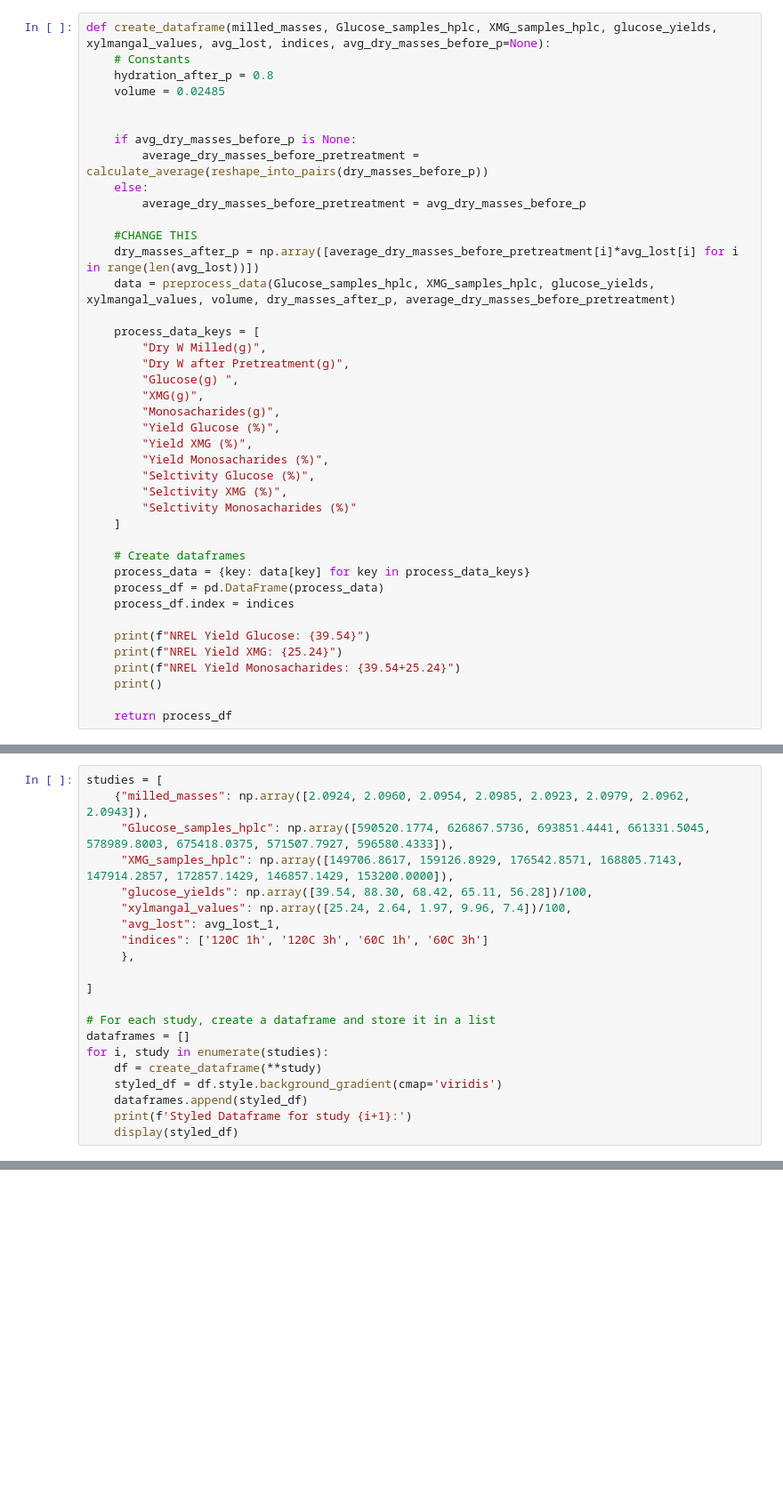
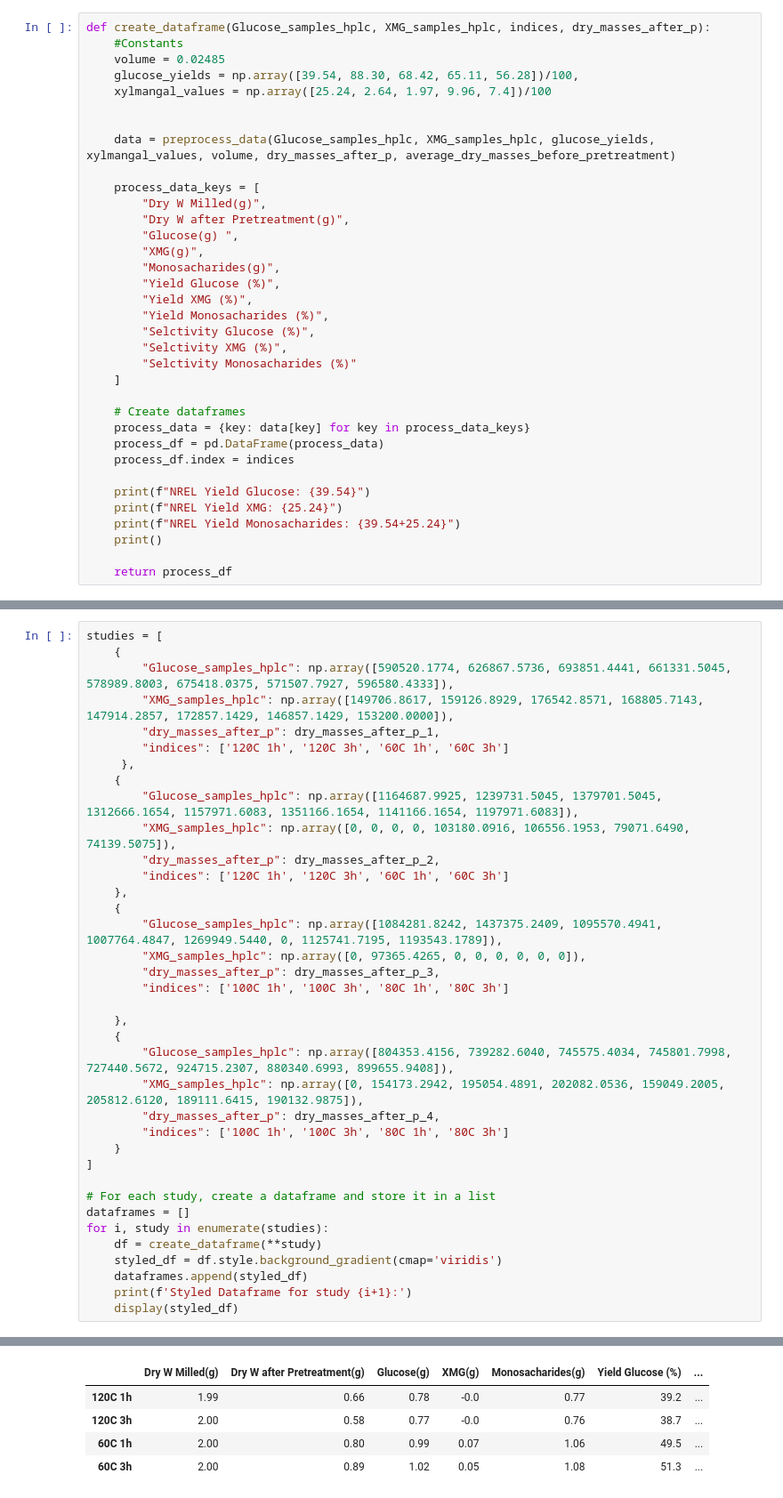
Before and after one commit to OlofssonFredrik/Pretreatment, a Jupyter notebook: calculations.ipynb, the cells around one changed output, grey strips where cells are left out. Shown: that part at 89% size. Saved outputs shown, nothing was run; the diff lists cells and outputs as text; blank space fills up the shorter version.

```diff
--- a/calculations.ipynb
+++ b/calculations.ipynb
@@ -187,19 +190,13 @@ dry_masses_after_p = np.array([a[0]*avg_lost_w_120c[0], a[1]*avg_lost_w_120c[2],
 
 #2% NaOH 80-100%
 # %%
-def create_dataframe(milled_masses, Glucose_samples_hplc, XMG_samples_hplc, glucose_yields, xylmangal_values, avg_lost, indices, avg_dry_masses_before_p=None):
-    # Constants
-    hydration_after_p = 0.8
+def create_dataframe(Glucose_samples_hplc, XMG_samples_hplc, indices, dry_masses_after_p):
+    #Constants
     volume = 0.02485
+    glucose_yields = np.array([39.54, 88.30, 68.42, 65.11, 56.28])/100,
+    xylmangal_values = np.array([25.24, 2.64, 1.97, 9.96, 7.4])/100
 
 
-    if avg_dry_masses_before_p is None:
-        average_dry_masses_before_pretreatment = calculate_average(reshape_into_pairs(dry_masses_before_p))
-    else:
-        average_dry_masses_before_pretreatment = avg_dry_masses_before_p
-
-    #CHANGE THIS
-    dry_masses_after_p = np.array([average_dry_masses_before_pretreatment[i]*avg_lost[i] for i in range(len(avg_lost))])
     data = preprocess_data(Glucose_samples_hplc, XMG_samples_hplc, glucose_yields, xylmangal_values, volume, dry_masses_after_p, average_dry_masses_before_pretreatment)
 
     process_data_keys = [
@@ -235,14 +262,30 @@ avg_lost_1 = np.array([a_1[0]*avg_lost_w_120c[0], a_1[1]*avg_lost_w_120c[2], a_1
 # %%
 studies = [
-    {"milled_masses": np.array([2.0924, 2.0960, 2.0954, 2.0985, 2.0923, 2.0979, 2.0962, 2.0943]),
-     "Glucose_samples_hplc": np.array([590520.1774, 626867.5736, 693851.4441, 661331.5045, 578989.8003, 675418.0375, 571507.7927, 596580.4333]),
-     "XMG_samples_hplc": np.array([149706.8617, 159126.8929, 176542.8571, 168805.7143, 147914.2857, 172857.1429, 146857.1429, 153200.0000]),
-     "glucose_yields": np.array([39.54, 88.30, 68.42, 65.11, 56.28])/100,
-     "xylmangal_values": np.array([25.24, 2.64, 1.97, 9.96, 7.4])/100,
-     "avg_lost": avg_lost_1,
-     "indices": ['120C 1h', '120C 3h', '60C 1h', '60C 3h']
+    {
+        "Glucose_samples_hplc": np.array([590520.1774, 626867.5736, 693851.4441, 661331.5045, 578989.8003, 675418.0375, 571507.7927, 596580.4333]),
+        "XMG_samples_hplc": np.array([149706.8617, 159126.8929, 176542.8571, 168805.7143, 147914.2857, 172857.1429, 146857.1429, 153200.0000]),
+        "dry_masses_after_p": dry_masses_after_p_1,
+        "indices": ['120C 1h', '120C 3h', '60C 1h', '60C 3h']
      },
+    {
+        "Glucose_samples_hplc": np.array([1164687.9925, 1239731.5045, 1379701.5045, 1312666.1654, 1157971.6083, 1351166.1654, 1141166.1654, 1197971.6083]),
+        "XMG_samples_hplc": np.array([0, 0, 0, 0, 103180.0916, 106556.1953, 79071.6490, 74139.5075]),
+        "dry_masses_after_p": dry_masses_after_p_2,
+        "indices": ['120C 1h', '120C 3h', '60C 1h', '60C 3h']
+    },
+    {
+        "Glucose_samples_hplc": np.array([1084281.8242, 1437375.2409, 1095570.4941, 1007764.4847, 1269949.5440, 0, 1125741.7195, 1193543.1789]),
+        "XMG_samples_hplc": np.array([0, 97365.4265, 0, 0, 0, 0, 0, 0]),
+        "dry_masses_after_p": dry_masses_after_p_3,
+        "indices": ['100C 1h', '100C 3h', '80C 1h', '80C 3h']
 
+    },
+    {
+        "Glucose_samples_hplc": np.array([804353.4156, 739282.6040, 745575.4034, 745801.7998, 727440.5672, 924715.2307, 880340.6993, 899655.9408]),
+        "XMG_samples_hplc": np.array([0, 154173.2942, 195054.4891, 202082.0536, 159049.2005, 205812.6120, 189111.6415, 190132.9875]),
+        "dry_masses_after_p": dry_masses_after_p_4,
+        "indices": ['100C 1h', '100C 3h', '80C 1h', '80C 3h']
+    }
 ]
 
 # For each study, create a dataframe and store it in a list
@@ -273,0 +317,5 @@ Dataframe for study 1:
+|  | Dry W Milled(g) | Dry W after Pretreatment(g) | Glucose(g) | XMG(g) | Monosacharides(g) | Yield Glucose (%) | ... |
+| 120C 1h | 1.99 | 0.66 | 0.78 | -0.0 | 0.77 | 39.2 | ... |
+| 120C 3h | 2.00 | 0.58 | 0.77 | -0.0 | 0.76 | 38.7 | ... |
+| 60C 1h | 2.00 | 0.80 | 0.99 | 0.07 | 1.06 | 49.5 | ... |
+| 60C 3h | 2.00 | 0.89 | 1.02 | 0.05 | 1.08 | 51.3 | ... |
```
Also changed, not shown: parts of 5 cells of this notebook.
